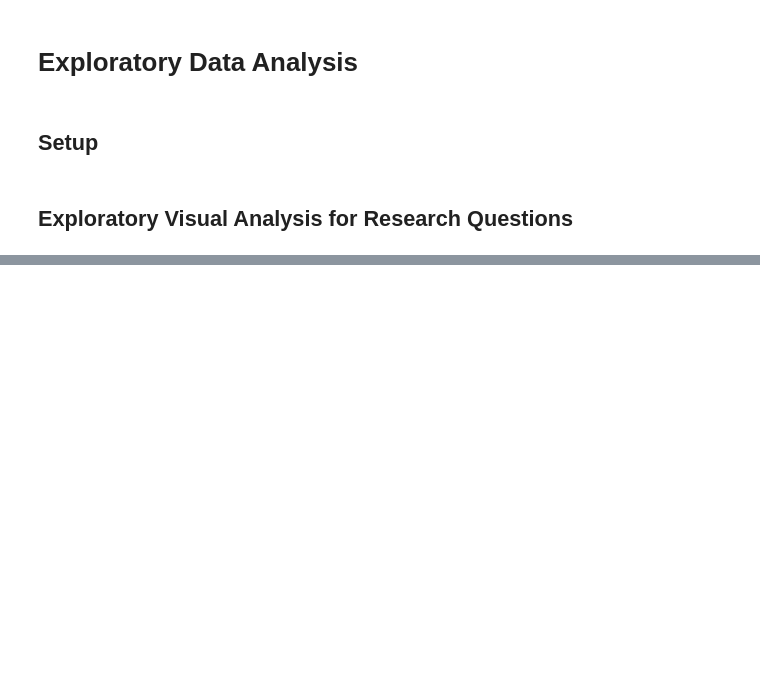
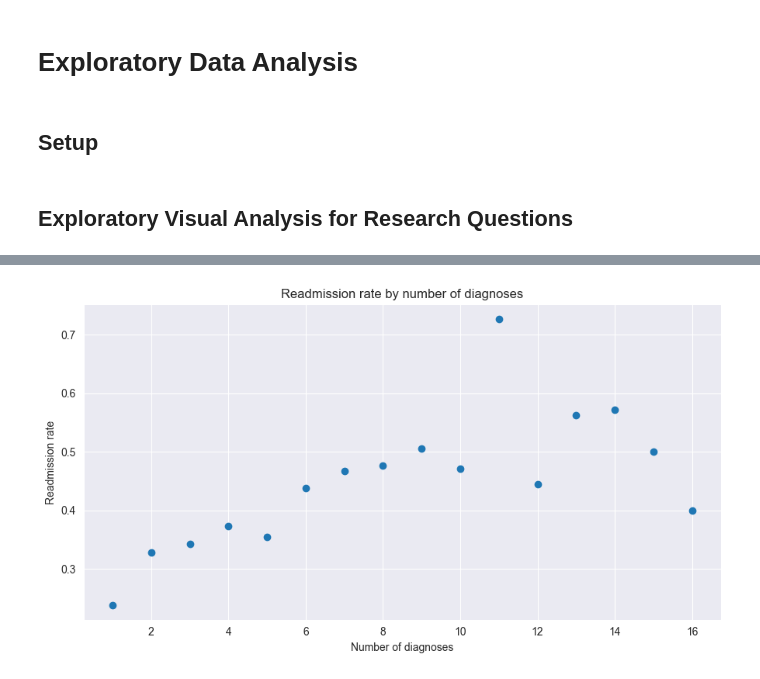
Before and after one commit to Lukmacbla/BioMedVis, a Jupyter notebook: main.ipynb, the cells around one changed output, grey strips where cells are left out. Saved outputs shown, nothing was run; the diff lists cells and outputs as text; code cells hidden in the pictures; blank space fills up the shorter version.

```diff
--- a/main.ipynb
+++ b/main.ipynb
@@ -175,0 +340,21 @@ fig.show()
+# %%
+y = (df["readmitted"].astype(str).str.strip().str.lower() != "no").astype(int)
+x = df["number_diagnoses"].astype(int)
+
+# Aggregate rate by each count
+rate_by_count = pd.DataFrame({
+    "number_diagnoses": x,
+    "readmitted": y
+}).groupby("number_diagnoses", as_index=False)["readmitted"].mean()
+
+# Plot (bars)
+plt.figure(figsize=(9,5))
+plt.scatter(rate_by_count["number_diagnoses"], rate_by_count["readmitted"])
+plt.xlabel("Number of diagnoses")
+plt.ylabel("Readmission rate")
+plt.title("Readmission rate by number of diagnoses")
+plt.tight_layout()
+plt.savefig("readmit_rate_by_num_diagnoses_bar.png", dpi=200)
+plt.show()
+# %% [output]
+[figure, added]
```
Also changed, not shown: parts of 11 cells of this notebook, 9 other files.
